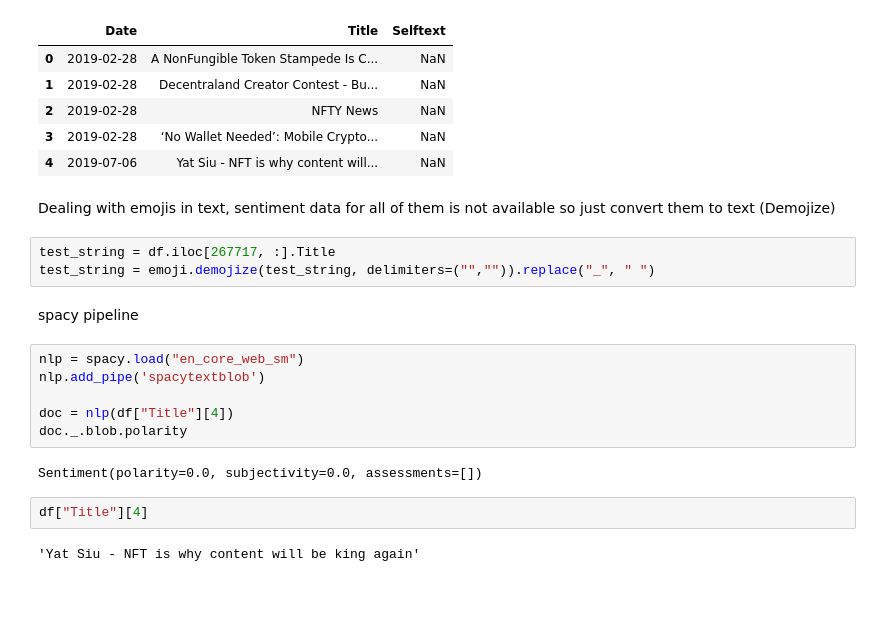
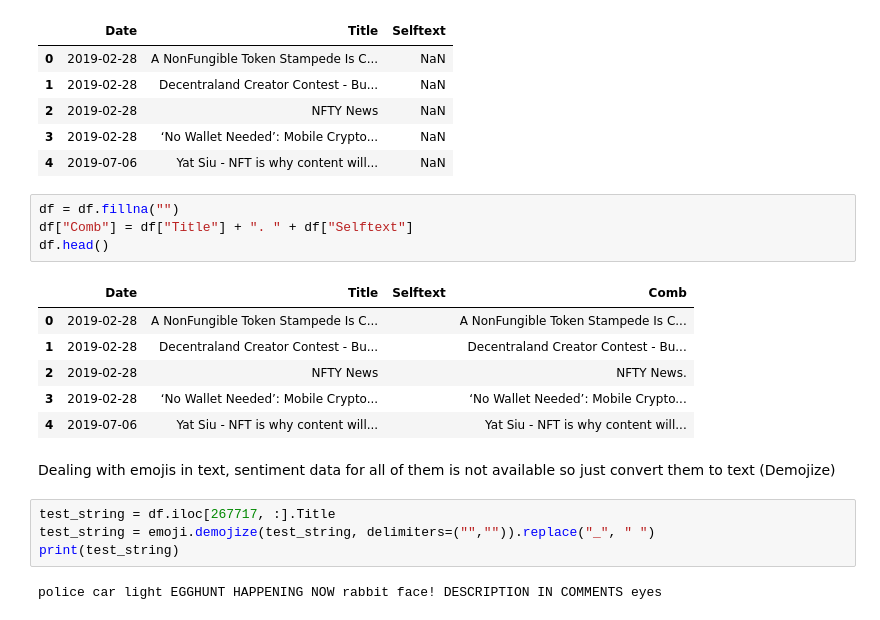
Before and after one commit to amicha02/ape_mining, a Jupyter notebook: notebooks/4.0-mw-sentiment.ipynb, the cells around one changed output. Saved outputs shown, nothing was run; the diff lists cells and outputs as text; blank space fills up the shorter version.

```diff
--- a/notebooks/4.0-mw-sentiment.ipynb
+++ b/notebooks/4.0-mw-sentiment.ipynb
@@ -138,22 +138,22 @@ df.head()
 | 2 | 2019-02-28 | NFTY News | NaN |
 | 3 | 2019-02-28 | ‘No Wallet Needed’: Mobile Crypto... | NaN |
 | 4 | 2019-07-06 | Yat Siu - NFT is why content will... | NaN |
+# %%
+df = df.fillna("")
+df["Comb"] = df["Title"] + ". " + df["Selftext"]
+df.head()
+# %% [output]
+|  | Date | Title | Selftext | Comb |
+| 0 | 2019-02-28 | A NonFungible Token Stampede Is C... |  | A NonFungible Token Stampede Is C... |
+| 1 | 2019-02-28 | Decentraland Creator Contest - Bu... |  | Decentraland Creator Contest - Bu... |
+| 2 | 2019-02-28 | NFTY News |  | NFTY News. |
+| 3 | 2019-02-28 | ‘No Wallet Needed’: Mobile Crypto... |  | ‘No Wallet Needed’: Mobile Crypto... |
+| 4 | 2019-07-06 | Yat Siu - NFT is why content will... |  | Yat Siu - NFT is why content will... |
 # %% [markdown]
 Dealing with emojis in text, sentiment data for all of them is not available so just convert them to text (Demojize)
 # %%
 test_string = df.iloc[267717, :].Title
 test_string = emoji.demojize(test_string, delimiters=("","")).replace("_", " ")
+print(test_string)
+# %% [output]
+police car light EGGHUNT HAPPENING NOW rabbit face! DESCRIPTION IN COMMENTS eyes
-# %% [markdown]
-spacy pipeline
-# %%
-nlp = spacy.load("en_core_web_sm")
-nlp.add_pipe('spacytextblob')
-
-doc = nlp(df["Title"][4])
-doc._.blob.polarity
-# %% [output]
-Sentiment(polarity=0.0, subjectivity=0.0, assessments=[])
-# %%
-df["Title"][4]
-# %% [output]
-'Yat Siu - NFT is why content will be king again'
```
Also changed, not shown: parts of 11 cells of this notebook.
